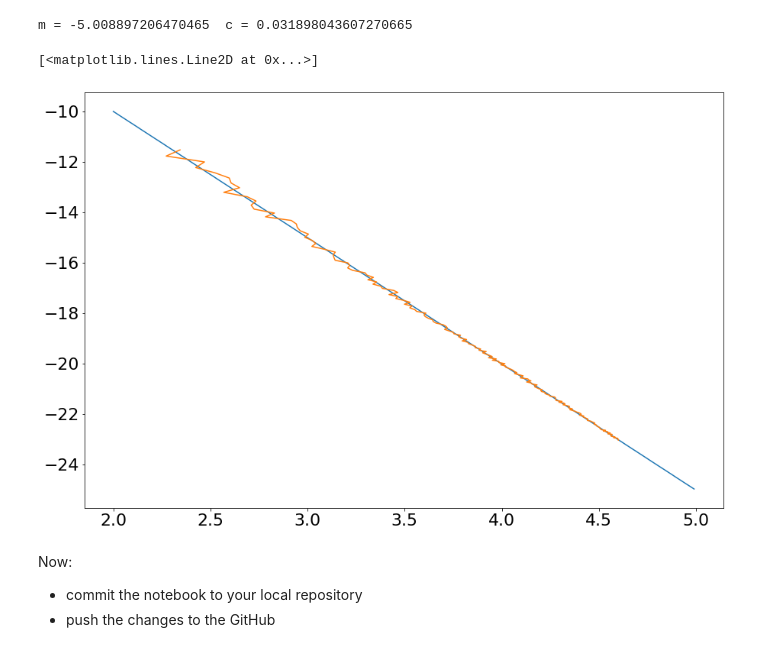
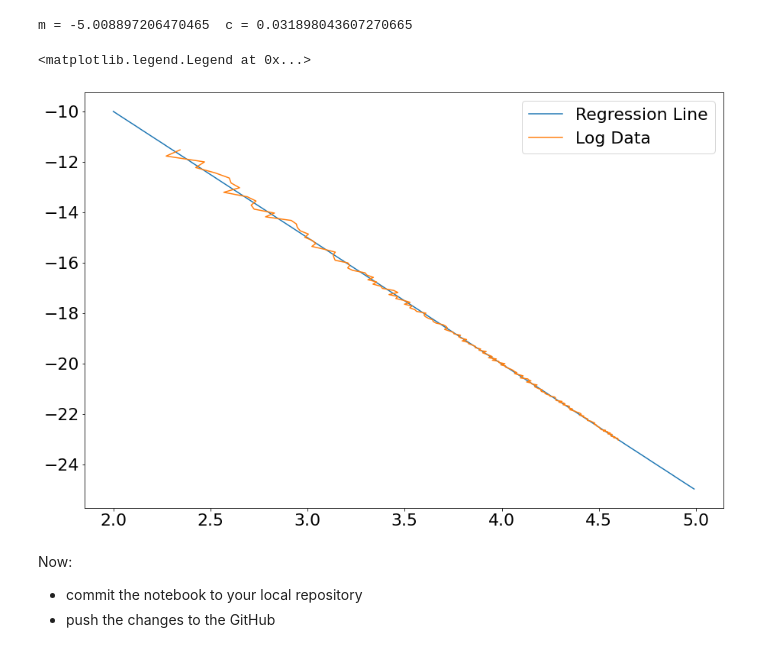
Before and after one commit to odhrandooley/ACM20030-Assignments, a Jupyter notebook: Assignment-3.ipynb, the cells around one changed output. Saved outputs shown, nothing was run; the diff lists cells and outputs as text; code cells hidden in the pictures.

```diff
--- a/Assignment-3.ipynb
+++ b/Assignment-3.ipynb
@@ -133,16 +133,16 @@ m = -5.008897206470465  c = 0.031898043607270665
 # %%
 logFit2 = np.log(FitData2)
 
 c= LinearLeastSquares(logFit2)[1,0]
 m= LinearLeastSquares(logFit2)[0,0]
 x1= np.arange(2,5,0.01)
 y1=m*x1+c
 plt.plot(x1,y1)
 plt.plot(x,y)
-plt.legend(['Regression L','Log Data'])
+plt.legend(['Regression Line','Log Data'])
 # %% [output]
-[<matplotlib.lines.Line2D at 0x...>]
+<matplotlib.legend.Legend at 0x...>
-[figure, old version]
+[figure, new version]
 # %% [markdown]
 Now:
 - commit the notebook to your local repository
```
Also changed, not shown: parts of 5 cells of this notebook.
